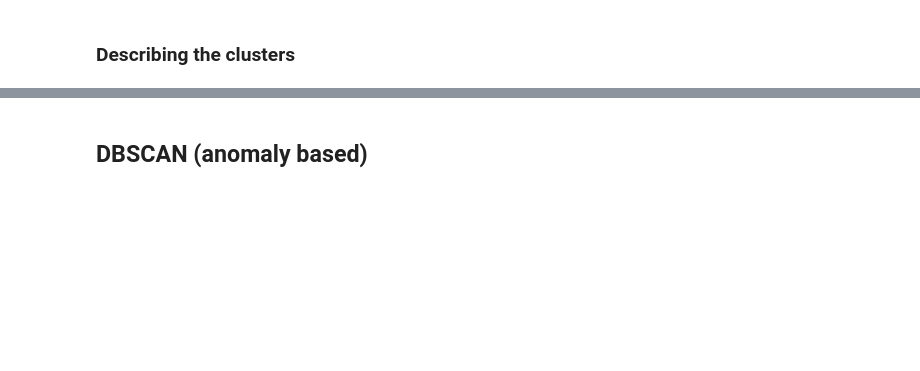
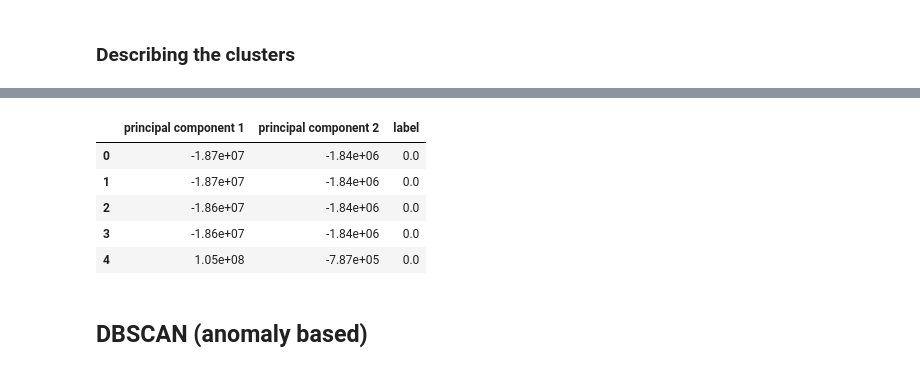
Before and after one commit to j-csc/ids_dl, a Jupyter notebook: POC.ipynb, the cells around one changed output, grey strips where cells are left out. Saved outputs shown, nothing was run; the diff lists cells and outputs as text; code cells hidden in the pictures; blank space fills up the shorter version.

```diff
--- a/POC.ipynb
+++ b/POC.ipynb
@@ -255,3 +319,17 @@ cluster_df.cluster_id.value_counts()
+# %%
+pca = PCA(n_components=2).fit_transform(df)
+# %%
+pca_df = pd.DataFrame(data = pca
+             , columns = ['principal component 1', 'principal component 2'])
+pca_df = pd.concat([pca_df,target_variables], axis=1)
+pca_df.head(5)
+# %% [output]
+|  | principal component 1 | principal component 2 | label |
+| 0 | -1.87e+07 | -1.84e+06 | 0.0 |
+| 1 | -1.87e+07 | -1.84e+06 | 0.0 |
+| 2 | -1.86e+07 | -1.84e+06 | 0.0 |
+| 3 | -1.86e+07 | -1.84e+06 | 0.0 |
+| 4 | 1.05e+08 | -7.87e+05 | 0.0 |
 # %% [markdown]
 ## DBSCAN (anomaly based)
 # %%
```
Also changed, not shown: parts of 14 cells of this notebook.
